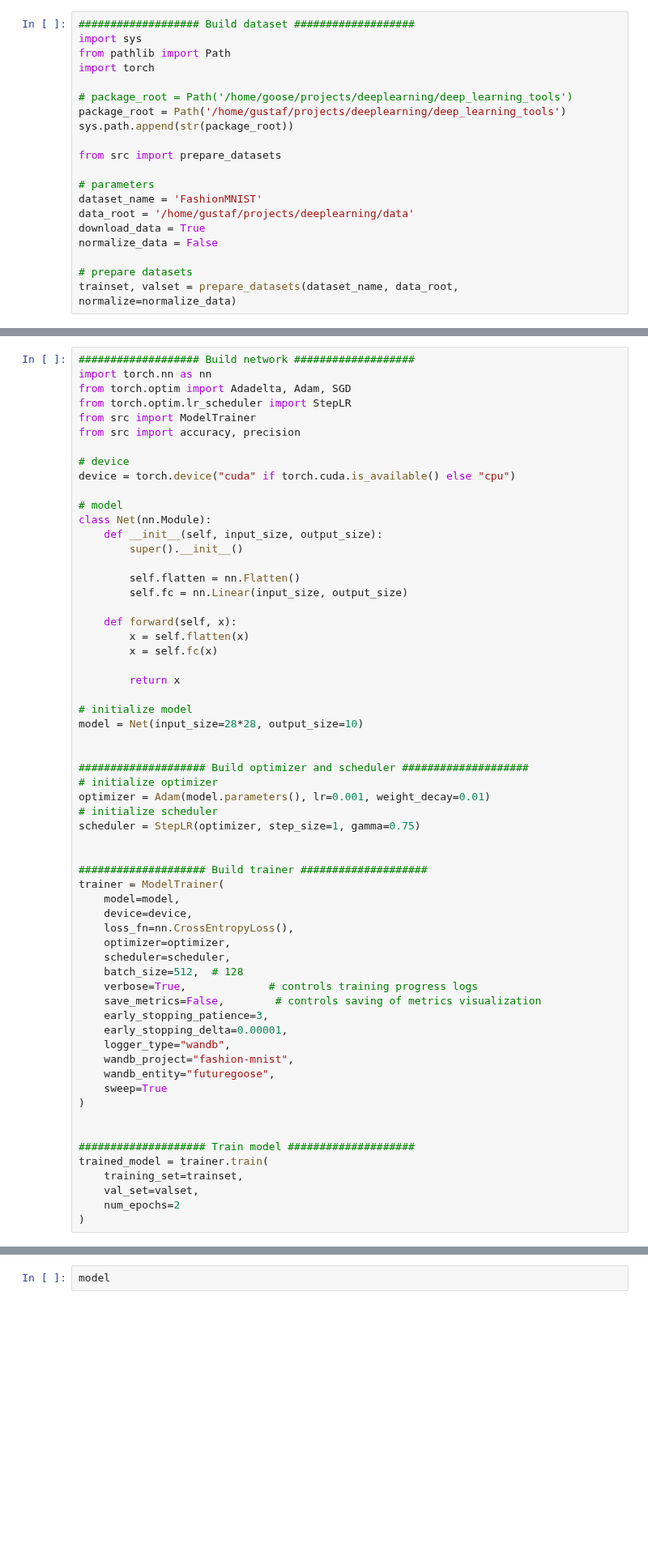
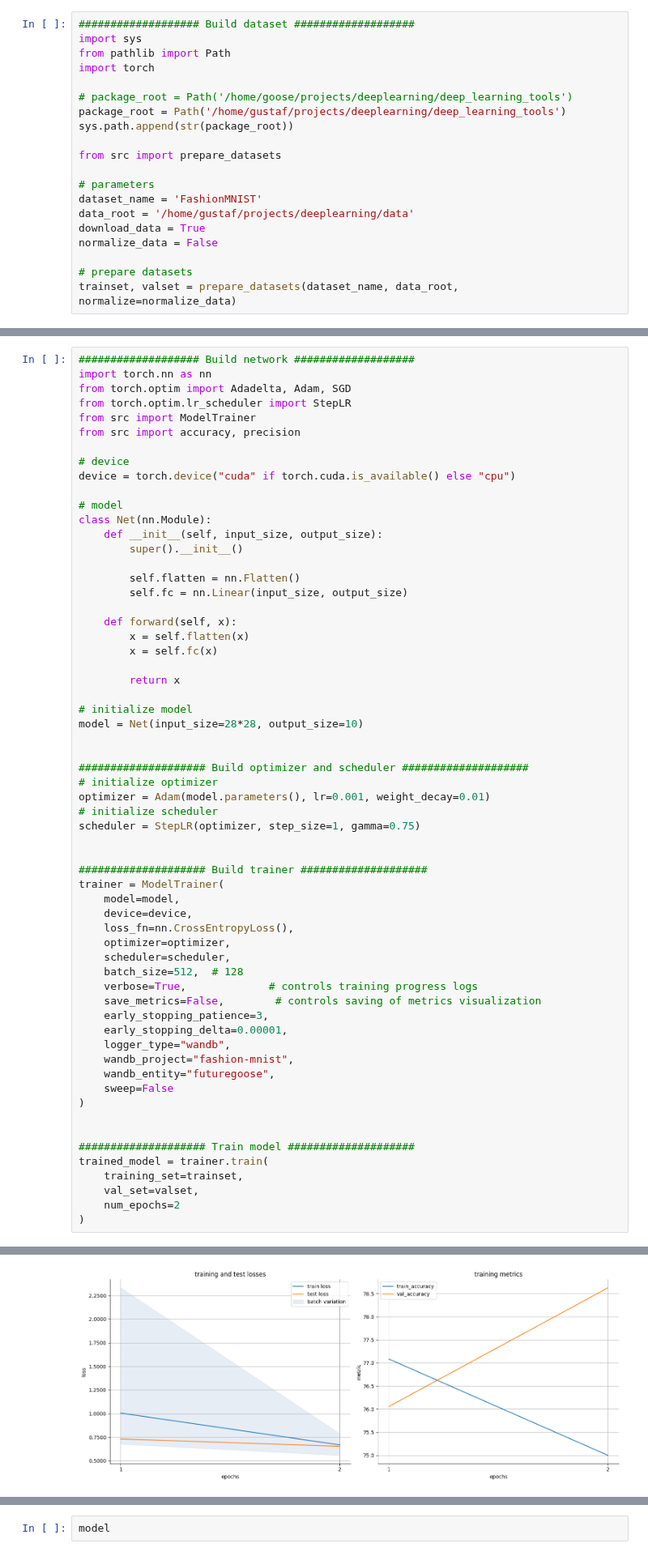
Before and after one commit to FutureGoose/OctaCycleCNN, a Jupyter notebook: exercises/w4/lek_functions_mnist.ipynb, the cells around one changed output, grey strips where cells are left out. Shown at 81% size. Drawn from its saved outputs; the diff is of its cells as text; blank space fills up the shorter version.

```diff
--- a/exercises/w4/lek_functions_mnist.ipynb
+++ b/exercises/w4/lek_functions_mnist.ipynb
@@ -146,7 +158,7 @@ trainer = ModelTrainer(
     logger_type="wandb",
     wandb_project="fashion-mnist",
     wandb_entity="futuregoose",
-    sweep=True
+    sweep=False
 )
 
 
@@ -166 +189,2 @@ running 20 trials...
+[figure, added]
 [interactive output not drawn]
```
Also changed, not shown: parts of 2 cells of this notebook, 3 other files.
